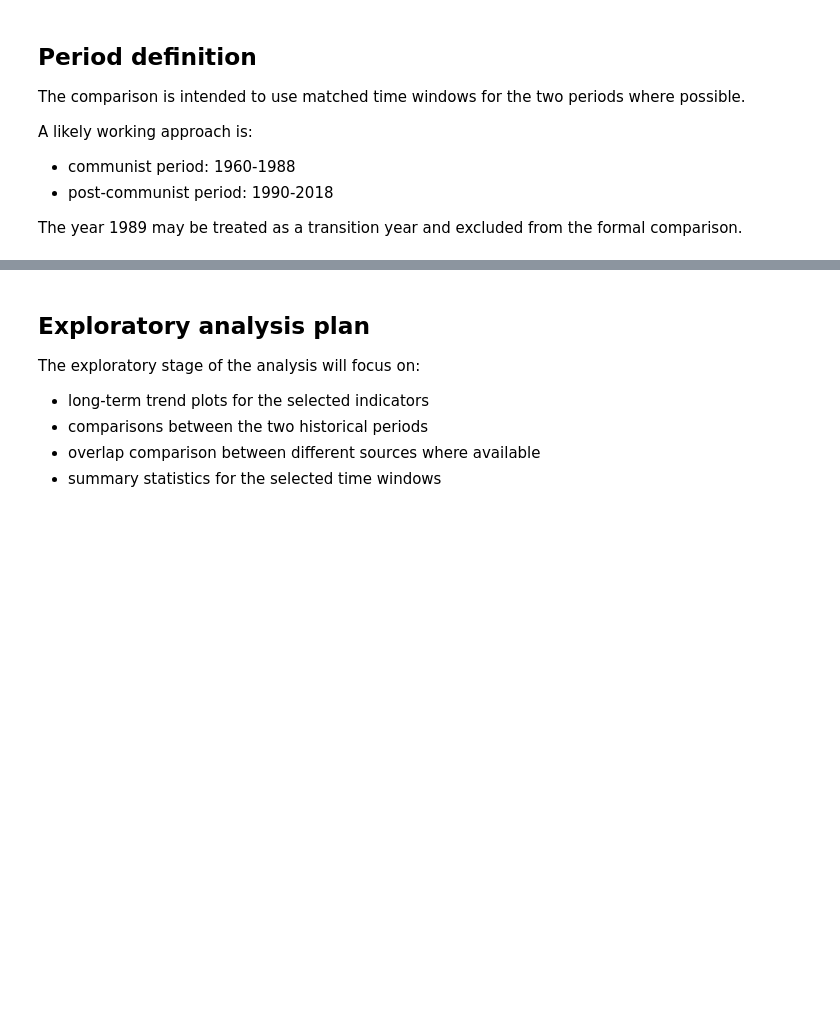
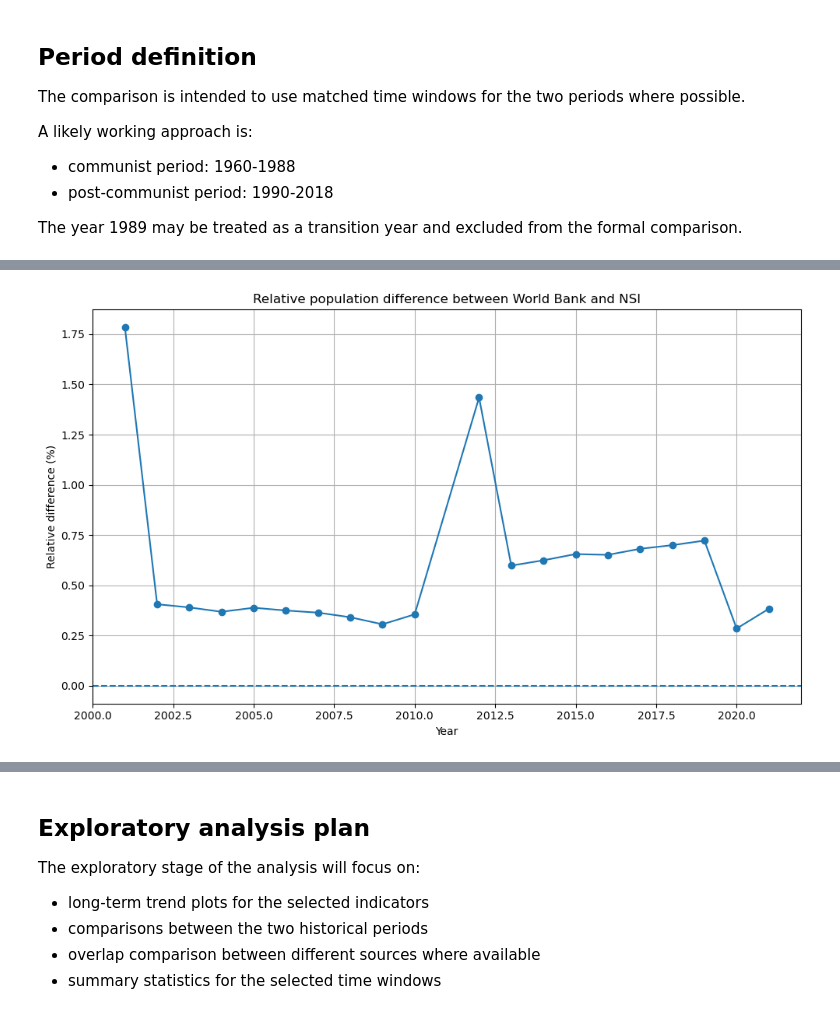
Before and after one commit to AleksM654/bulgaria-before-after-1989, a Jupyter notebook: notebooks/bulgaria_before_after_1989_analysis.ipynb, the cells around one changed output, grey strips where cells are left out. Drawn from its saved outputs; the diff is of its cells as text; code cells hidden in the pictures; blank space fills up the shorter version.

Commit message:
Add population comparison section to final analysis notebook

```diff
--- a/notebooks/bulgaria_before_after_1989_analysis.ipynb
+++ b/notebooks/bulgaria_before_after_1989_analysis.ipynb
@@ -72,0 +116,8 @@ That work includes:
+# %%
+wb_population_clean_path = processed_data_dir / "wb_population_clean.csv"
+nsi_population_combined_path = processed_data_dir / "nsi_population_combined.csv"
+
+wb_population = pd.read_csv(wb_population_clean_path)
+nsi_population_combined = pd.read_csv(nsi_population_combined_path)
+
+wb_population.head(), nsi_population_combined.head()
@@ -72,0 +137,17 @@ That work includes:
+# %%
+population_comparison = pd.merge(
+    wb_population,
+    nsi_population_combined,
+    on="year",
+    how="inner"
+)
+
+population_comparison["absolute_difference"] = (
+    population_comparison["population_total_wb"] - population_comparison["population_total_nsi"]
+)
+
+population_comparison["relative_difference_pct"] = (
+    population_comparison["absolute_difference"] / population_comparison["population_total_nsi"]
+) * 100
+
+population_comparison.head()
@@ -72,0 +161,18 @@ That work includes:
+# %%
+plt.figure(figsize=(10, 6))
+
+plt.plot(
+    population_comparison["year"],
+    population_comparison["relative_difference_pct"],
+    marker="o"
+)
+
+plt.axhline(y=0, linestyle="--")
+plt.title("Relative population difference between World Bank and NSI")
+plt.xlabel("Year")
+plt.ylabel("Relative difference (%)")
+plt.grid(True)
+plt.tight_layout()
+plt.show()
+# %% [output]
+[figure, added]
```
Also changed, not shown: parts of 10 cells of this notebook.
